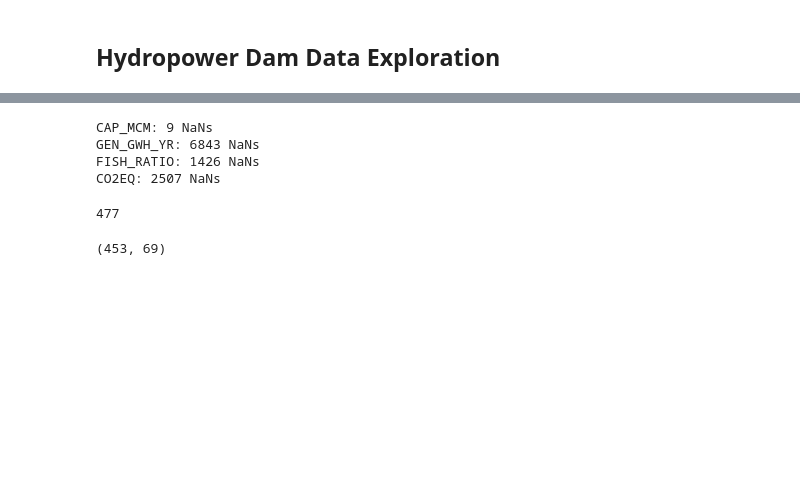
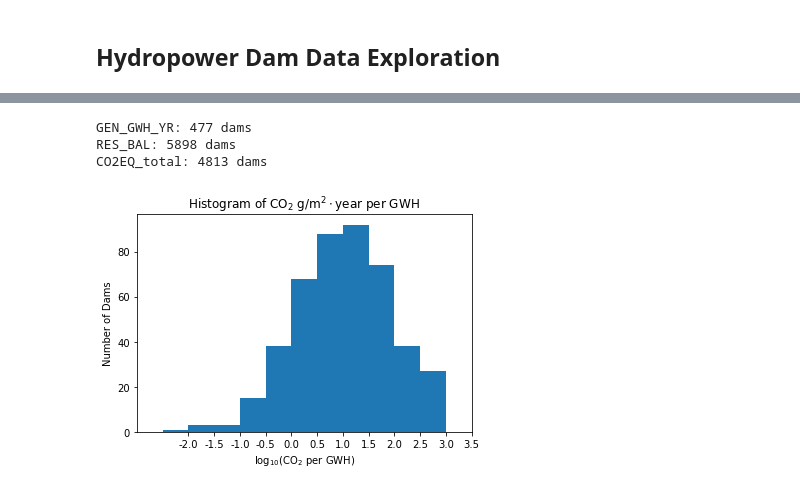
Before and after one commit to davidschmaier/CS-4701-Project-Predicting-GHG-Emissions-of-Hydroelectric-Dams, a Jupyter notebook: code/data-exploration.ipynb, the cells around one changed output, grey strips where cells are left out. Drawn from its saved outputs; the diff is of its cells as text; code cells hidden in the pictures; blank space fills up the shorter version.

```diff
--- a/code/data-exploration.ipynb
+++ b/code/data-exploration.ipynb
@@ -38,26 +40,20 @@ Index(['GRAND_ID', 'DAM_NAME', 'MAIN_BASIN', 'SUB_BASIN', 'NEAR_CITY',
       dtype='object')
 # %%
-# Print the number of missing values for each metric
-for column in ['CAP_MCM', 'GEN_GWH_YR', 'FISH_RATIO', 'CO2EQ']:
-    print("{}: {} NaNs".format(column, data[column].isna().sum()))
+# Print the number of dams that have data on each metric
+for column in ['GEN_GWH_YR', 'RES_BAL', 'CO2EQ_total']:
+    print("{}: {} dams".format(column, data.shape[0] - data[column].isna().sum()))
 # %% [output]
-CAP_MCM: 9 NaNs
-GEN_GWH_YR: 6843 NaNs
-FISH_RATIO: 1426 NaNs
-CO2EQ: 2507 NaNs
+GEN_GWH_YR: 477 dams
+RES_BAL: 5898 dams
+CO2EQ_total: 4813 dams
-# %%
-7320 - 6843
-# %% [output]
-477
-# %%
-# Filter for dams where the power benefit and GHG and fisheries impacts are not NA
-data_filt = data[(~data['GEN_GWH_YR'].isna()) &
-                 (~data['FISH_RATIO'].isna()) &
-                 (~data['CO2EQ'].isna())].copy()
-data_filt.shape
-# %% [output]
-(453, 69)
-# %%
-# Add columns to data_filt for fisheries impact and CO2 emissions per GWH generated
-data_filt['CO2_per_GWH'] = data_filt.apply(lambda x: x['CO2EQ']/x['GEN_GWH_YR'], axis=1)
-data_filt['FISH_RATIO_per_GWH'] = data_filt.apply(lambda x: (1/x['FISH_RATIO'])/x['GEN_GWH_YR'], axis=1)
+# %%
+# Plot a histogram of CO2/GWH.yr by order of magnitude
+plt.hist(np.log10(data_filt['CO2_total_per_GWH']), bins=np.arange(-2,4,0.5))
+plt.xlabel('$\log_{10}$(CO$_2$ per GWH)')
+plt.xticks(ticks=np.arange(-2,4,0.5) + 0.5, labels=np.arange(-2,4,0.5))
+plt.ylabel('Number of Dams')
+plt.xlim([-2.5, 4])
+plt.title('Histogram of CO$_2$ g/m$^2 \cdot$year per GWH')
+plt.show()
+# %% [output]
+[figure, added]
```
Also changed, not shown: parts of 18 cells of this notebook.
